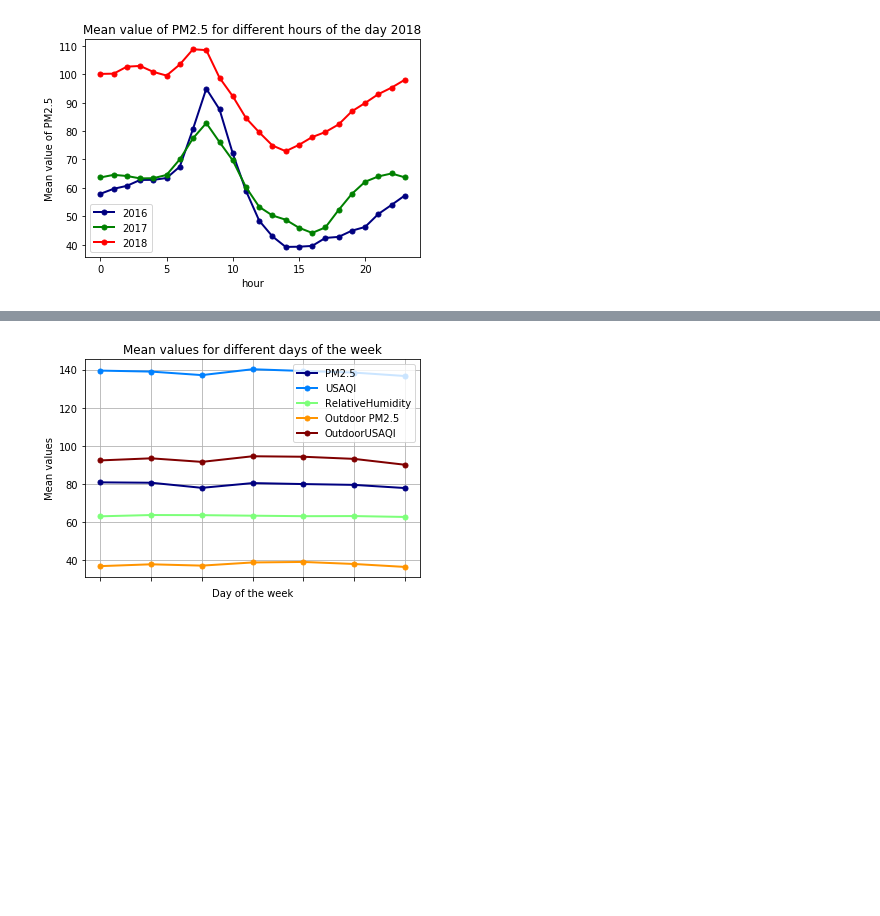
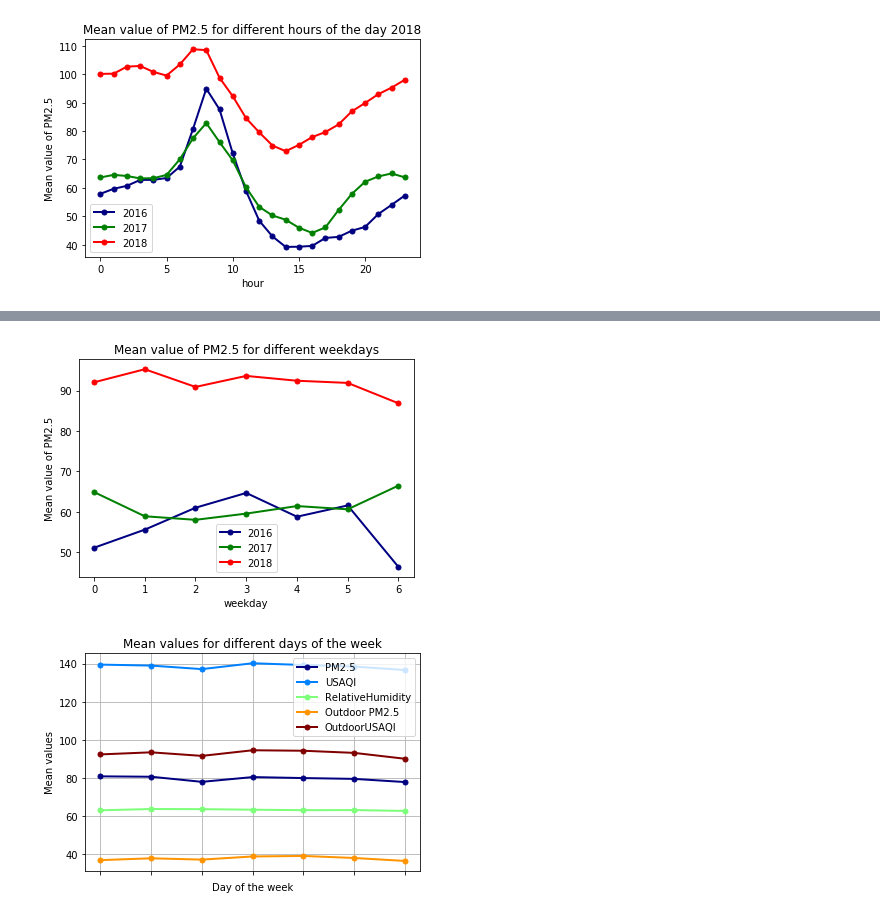
Before and after one commit to Rayyan98/airQualityDeepLearning, a Jupyter notebook: code/exploringData.ipynb, the cells around one changed output, grey strips where cells are left out. Cells and saved outputs as stored; diff of their text form; code cells hidden in the pictures; blank space fills up the shorter version.

```diff
--- a/code/exploringData.ipynb
+++ b/code/exploringData.ipynb
@@ -688,3 +704,21 @@ plt.show()
+# %%
+plt.show()
+
+weekYearMeans = data.groupby(['year', 'weekday'])[["City", "PM2.5","USAQI","CO2", "RelativeHumidity","Outdoor PM2.5", "OutdoorUSAQI"]].mean()
+PMhourYearMeans = weekYearMeans['PM2.5']
+ax = PMhourYearMeans.loc[2016].plot(lw=2,colormap='jet',marker='.',markersize=10,title='Mean value of PM2.5 for different month 2016', label = "2016")
+ax.set(xlabel='week', ylabel='Mean value of PM2.5')
+
+ax = PMhourYearMeans.loc[2017].plot(lw=2,colormap='ocean',marker='.',markersize=10,title='Mean value of PM2.5 for different month 2017', label = "2017")
+ax.set(xlabel='month', ylabel='Mean value of PM2.5')
+
+ax = PMhourYearMeans.loc[2018].plot(lw=2,colormap='prism',marker='.',markersize=10,title='Mean value of PM2.5 for different weekdays', label = "2018")
+ax.set(xlabel='weekday', ylabel='Mean value of PM2.5')
+
+plt.legend()
+plt.show()
+# %% [output]
+[figure, added]
 # %%
 ax = weekdayMeans.drop('CO2', axis = 1).plot(lw=2,colormap='jet',marker='.',markersize=10,title='Mean values for different days of the week')
 ax.set(xlabel='Day of the week', ylabel='Mean values')
```
Also changed, not shown: parts of 2 cells of this notebook, 1 other file.
